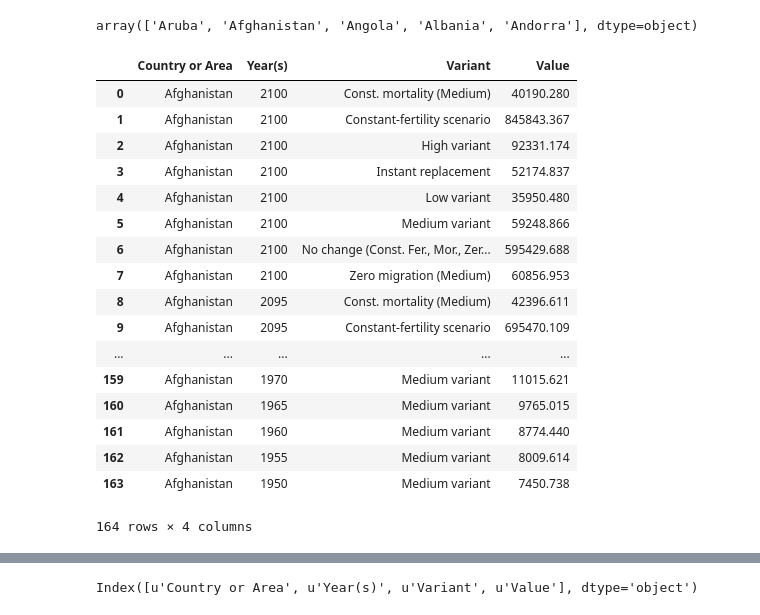
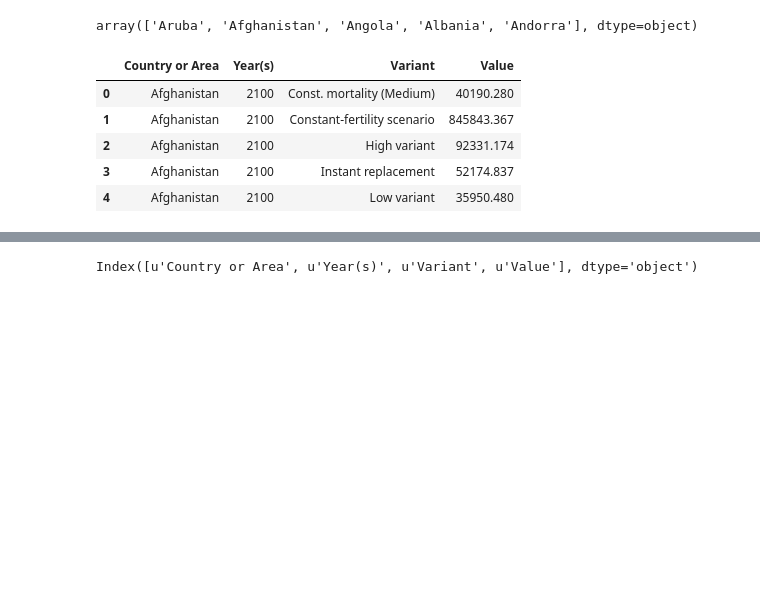
Before and after one commit to SEL-Columbia/infrastructure-planning, a Jupyter notebook: experiments/get-population-consumption-curve-points.ipynb, the cells around one changed output, grey strips where cells are left out. Saved outputs shown, nothing was run; the diff lists cells and outputs as text; code cells hidden in the pictures; blank space fills up the shorter version.

```diff
--- a/experiments/get-population-consumption-curve-points.ipynb
+++ b/experiments/get-population-consumption-curve-points.ipynb
@@ -75,22 +105,11 @@ array(['Aruba', 'Afghanistan', 'Angola', 'Albania', 'Andorra'], dtype=object)
 # %%
-demographic_by_year_by_country_table[demographic_by_year_by_country_table['Country or Area'] == 'Afghanistan']
+local_table = demographic_by_year_by_country_table[demographic_by_year_by_country_table['Country or Area'] == 'Afghanistan']
+local_table[:5]
 # %% [output]
 |  | Country or Area | Year(s) | Variant | Value |
 | 0 | Afghanistan | 2100 | Const. mortality (Medium) | 40190.280 |
 | 1 | Afghanistan | 2100 | Constant-fertility scenario | 845843.367 |
 | 2 | Afghanistan | 2100 | High variant | 92331.174 |
 | 3 | Afghanistan | 2100 | Instant replacement | 52174.837 |
 | 4 | Afghanistan | 2100 | Low variant | 35950.480 |
-| 5 | Afghanistan | 2100 | Medium variant | 59248.866 |
-| 6 | Afghanistan | 2100 | No change (Const. Fer., Mor., Zer... | 595429.688 |
-| 7 | Afghanistan | 2100 | Zero migration (Medium) | 60856.953 |
-| 8 | Afghanistan | 2095 | Const. mortality (Medium) | 42396.611 |
-| 9 | Afghanistan | 2095 | Constant-fertility scenario | 695470.109 |
-| ... | ... | ... | ... | ... |
-| 159 | Afghanistan | 1970 | Medium variant | 11015.621 |
-| 160 | Afghanistan | 1965 | Medium variant | 9765.015 |
-| 161 | Afghanistan | 1960 | Medium variant | 8774.440 |
-| 162 | Afghanistan | 1955 | Medium variant | 8009.614 |
-| 163 | Afghanistan | 1950 | Medium variant | 7450.738 |
-164 rows × 4 columns
 # %%
```
Also changed, not shown: parts of 46 cells of this notebook, 2 other files.
